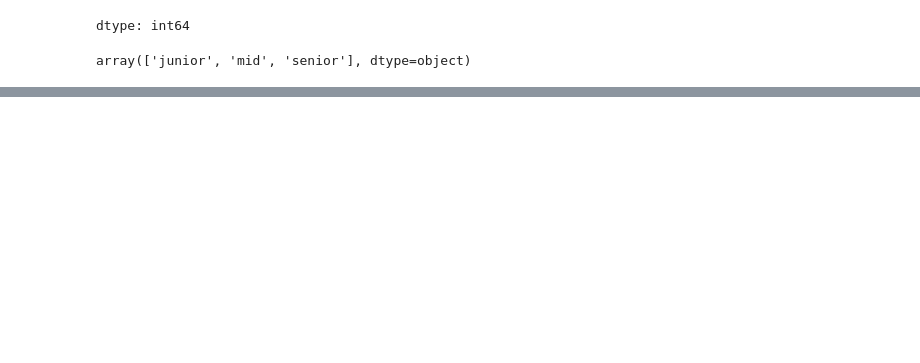
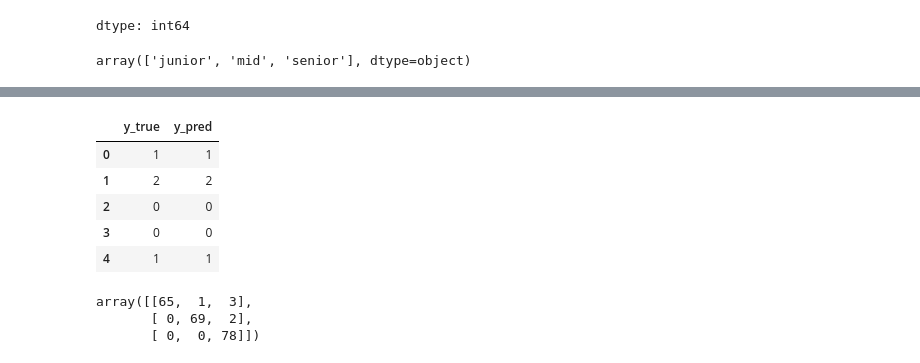
Before and after one commit to pevu97/Jobb-Offer-Classifier, a Jupyter notebook: notebook/notebook.ipynb, the cells around one changed output, grey strips where cells are left out. Saved outputs shown, nothing was run; the diff lists cells and outputs as text; code cells hidden in the pictures; blank space fills up the shorter version.

```diff
--- a/notebook/notebook.ipynb
+++ b/notebook/notebook.ipynb
@@ -245,0 +292,18 @@ X[0]
+# %%
+vocab_size = len(tokenizer.word_index) + 1
+vocab_size
+
+callback = EarlyStopping(monitor='val_loss', patience=5)
+# %%
+model = Sequential()
+model.add(Embedding(input_dim = vocab_size, output_dim = 100))
+model.add(Conv1D(filters = 8, kernel_size=2, activation='relu'))
+model.add(Dropout(0.5))
+model.add(GlobalMaxPooling1D())
+model.add(Dense(units=16, activation='relu', kernel_regularizer=l2(0.01)))
+model.add(Dropout(0.5))
+model.add(Dense(units = 3, activation='softmax'))
+
+model.compile(optimizer = 'adam', loss='sparse_categorical_crossentropy', metrics=['accuracy'])
+model.build(input_shape=(200, None))
+model.summary()
@@ -245,0 +333,2 @@ X[0]
+# %%
+history = model.fit(X_train_pad, y_train, epochs= 40, batch_size=10, validation_split=0.2, callbacks = [callback])
@@ -245,0 +381,2 @@ X[0]
+# %%
+predict = model.predict(X_test_pad)
@@ -245,0 +385,20 @@ X[0]
+# %%
+y_pred = predict.argmax(axis=1)
+predict_df = pd.DataFrame({'y_true': y_test, 'y_pred': y_pred})
+predict_df.head()
+# %% [output]
+|  | y_true | y_pred |
+| 0 | 1 | 1 |
+| 1 | 2 | 2 |
+| 2 | 0 | 0 |
+| 3 | 0 | 0 |
+| 4 | 1 | 1 |
+# %%
+from sklearn.metrics import confusion_matrix
+
+cm = confusion_matrix(y_test, y_pred)
+cm
+# %% [output]
+array([[65,  1,  3],
+       [ 0, 69,  2],
+       [ 0,  0, 78]])
```
Also changed, not shown: parts of 32 cells of this notebook.
